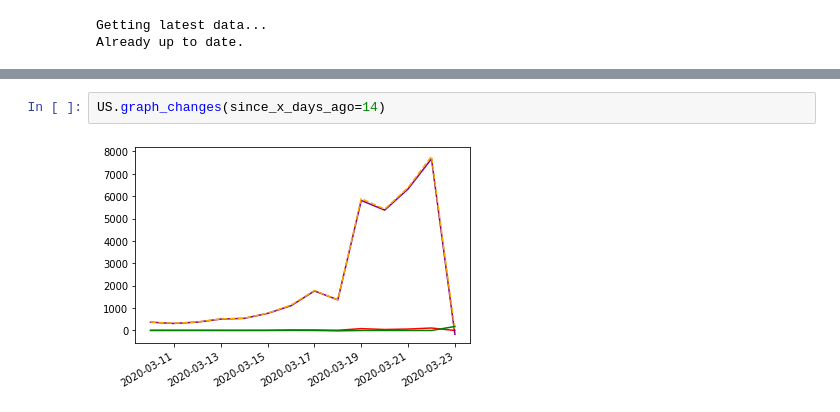
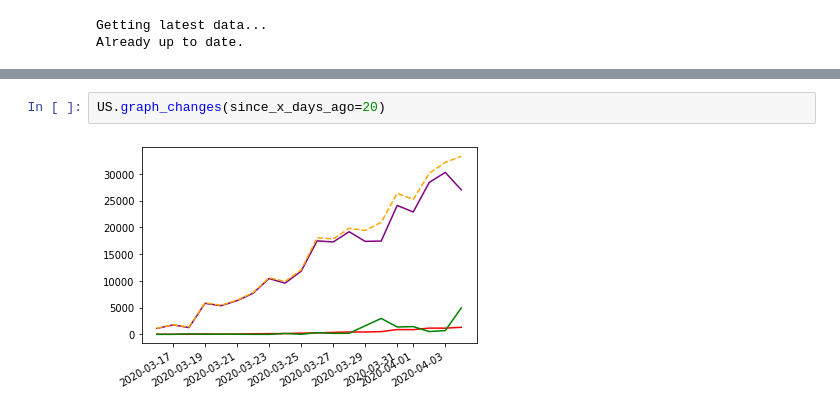
Before and after one commit to Addidy/coronavirus-analysis, a Jupyter notebook: src/US.ipynb, the cells around one changed output, grey strips where cells are left out. Saved outputs shown, nothing was run; the diff lists cells and outputs as text.

```diff
--- a/src/US.ipynb
+++ b/src/US.ipynb
@@ -33,7 +33,7 @@ u.graph_financial_data('SPY')
 # %%
-US.graph_changes(since_x_days_ago=14)
+US.graph_changes(since_x_days_ago=20)
 # %% [output]
-[figure, old version]
+[figure, new version]
 # %%
 US.graph_data(['death_total', 'recovered_total'])
 # %% [output]
```
Also changed, not shown: parts of 8 cells of this notebook, 3 other files.
